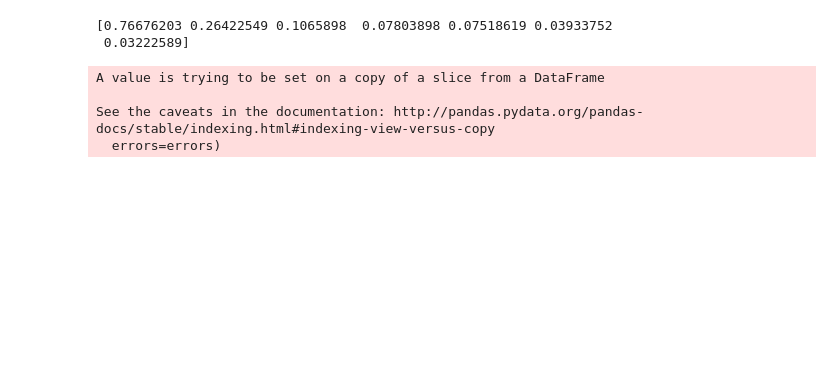
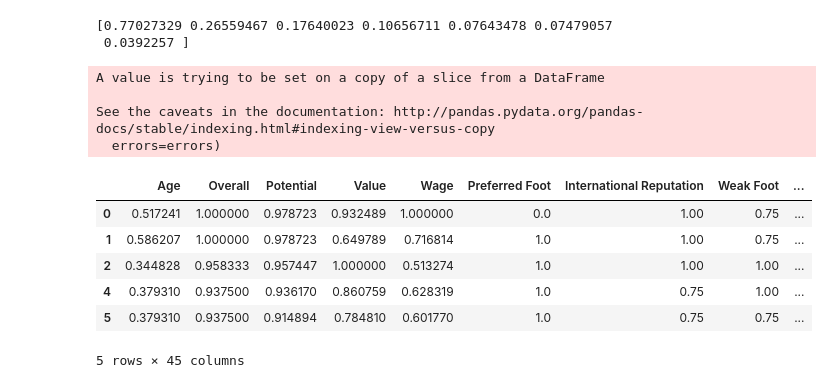
Before and after one commit to gianthead97/fifa_19_clustering, a Jupyter notebook: jupyter_scripts/dbscan.ipynb, the cells around one changed output. Cells and saved outputs as stored; diff of their text form; code cells hidden in the pictures; blank space fills up the shorter version.

```diff
--- a/jupyter_scripts/dbscan.ipynb
+++ b/jupyter_scripts/dbscan.ipynb
@@ -8,15 +8,17 @@ from sklearn.decomposition import PCA
 # %%
 df = pd.read_csv('../data.csv', index_col=0)
 df_scaled = pd.read_csv('../preprocessed_data.csv', index_col=0)
+IDS = df_scaled['ID']
+df_scaled.drop(['ID'], inplace = True, axis=1)
 # %%
 pca = PCA(n_components=7)
-principal_components = pca.fit_transform(df_scaled.drop('Preferred Foot', axis=1))
+principal_components = pca.fit_transform(df_scaled)
 print(pca.explained_variance_)
 df_pca = pd.DataFrame(principal_components, columns=['pca1', 'pca2', 'pca3', 'pca4',
                                                      'pca5', 'pca6', 'pca7'])
 # %% [output]
-[0.76676203 0.26422549 0.1065898  0.07803898 0.07518619 0.03933752
- 0.03222589]
+[0.77027329 0.26559467 0.17640023 0.10656711 0.07643478 0.07479057
+ 0.0392257 ]
 # %%
 # for eps in [0.2, 0.22, 0.24, 0.28, 0.32]:
 #     for min_s in [2, 3, 4, 5, 6]:
@@ -27,9 +29,17 @@ df_pca = pd.DataFrame(principal_components, columns=['pca1', 'pca2', 'pca3', 'pc
 # %%
 df_without_gk = df_scaled[df_scaled.Position != 0]
 df_without_gk.drop(['GKDiving', 'GKReflexes', 'GKHandling', 'GKKicking', 'GKPositioning'],
                    axis=1, inplace=True)
+df_without_gk.head()
 # %% [output]
 A value is trying to be set on a copy of a slice from a DataFrame
 
 See the caveats in the documentation: http://pandas.pydata.org/pandas-docs/stable/indexing.html#indexing-view-versus-copy
   errors=errors)
+|  | Age | Overall | Potential | Value | Wage | Preferred Foot | International Reputation | Weak Foot | ... |
+| 0 | 0.517241 | 1.000000 | 0.978723 | 0.932489 | 1.000000 | 0.0 | 1.00 | 0.75 | ... |
+| 1 | 0.586207 | 1.000000 | 0.978723 | 0.649789 | 0.716814 | 1.0 | 1.00 | 0.75 | ... |
+| 2 | 0.344828 | 0.958333 | 0.957447 | 1.000000 | 0.513274 | 1.0 | 1.00 | 1.00 | ... |
+| 4 | 0.379310 | 0.937500 | 0.936170 | 0.860759 | 0.628319 | 1.0 | 0.75 | 1.00 | ... |
+| 5 | 0.379310 | 0.937500 | 0.914894 | 0.784810 | 0.601770 | 1.0 | 0.75 | 0.75 | ... |
+5 rows × 45 columns
```
Also changed, not shown: parts of 8 cells of this notebook, 18 other files.
